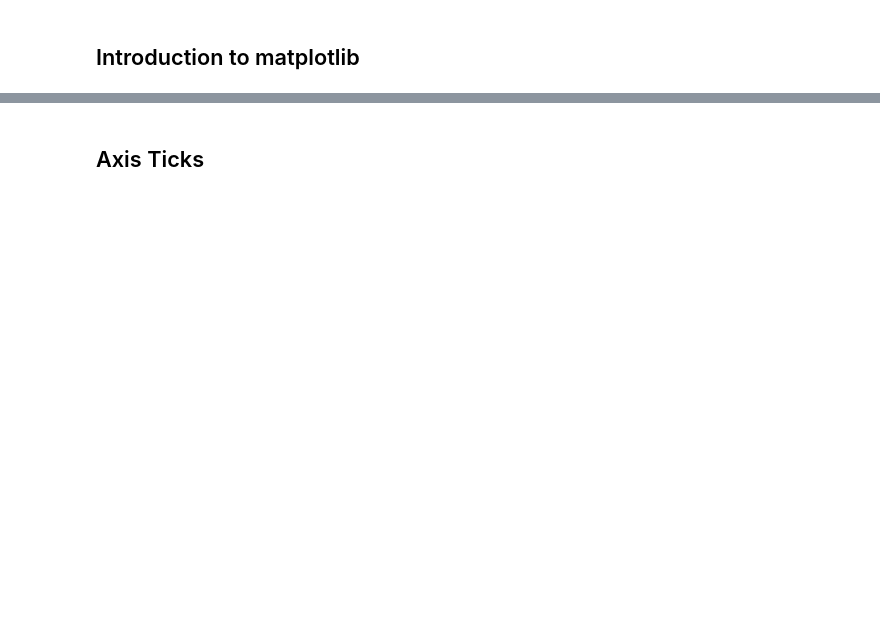
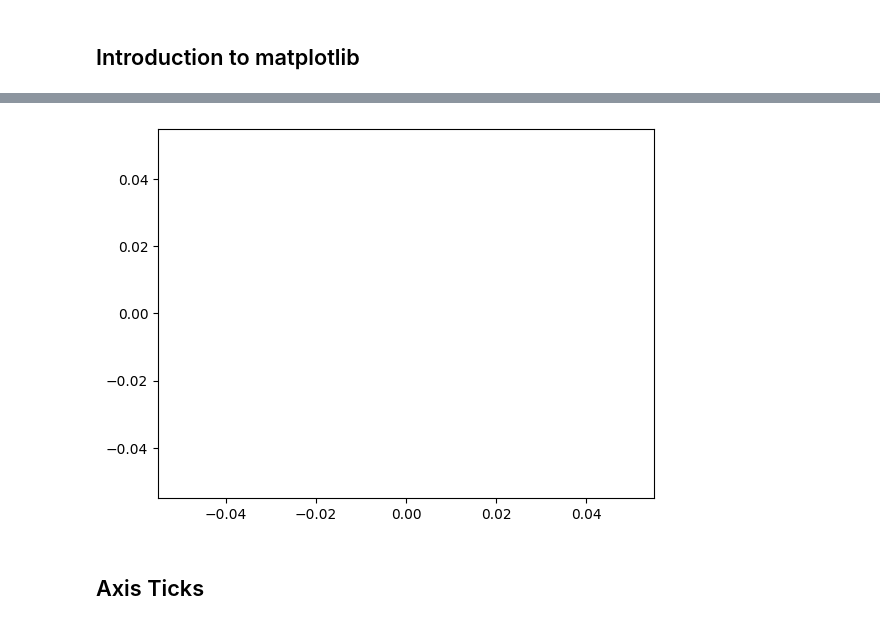
Before and after one commit to icta-tecaji/python-data-analysis-public, a Jupyter notebook: Del_05_Prikazovanje_podatkov_osnovno/05_Prikazovanje_podatkov_osnovno_CLEAN.ipynb, the cells around one changed output, grey strips where cells are left out. Cells and saved outputs as stored; diff of their text form; code cells hidden in the pictures; blank space fills up the shorter version.

```diff
--- a/Del_05_Prikazovanje_podatkov_osnovno/05_Prikazovanje_podatkov_osnovno_CLEAN.ipynb
+++ b/Del_05_Prikazovanje_podatkov_osnovno/05_Prikazovanje_podatkov_osnovno_CLEAN.ipynb
@@ -12,2 +82,7 @@ print(f'matplotlib: {matplotlib.__version__}')
+# %%
+plt.plot()
+plt.show()
+# %% [output]
+[figure, added]
 # %% [markdown]
 ## Axis Ticks
```
Also changed, not shown: parts of 18 cells of this notebook, 3 other files.
